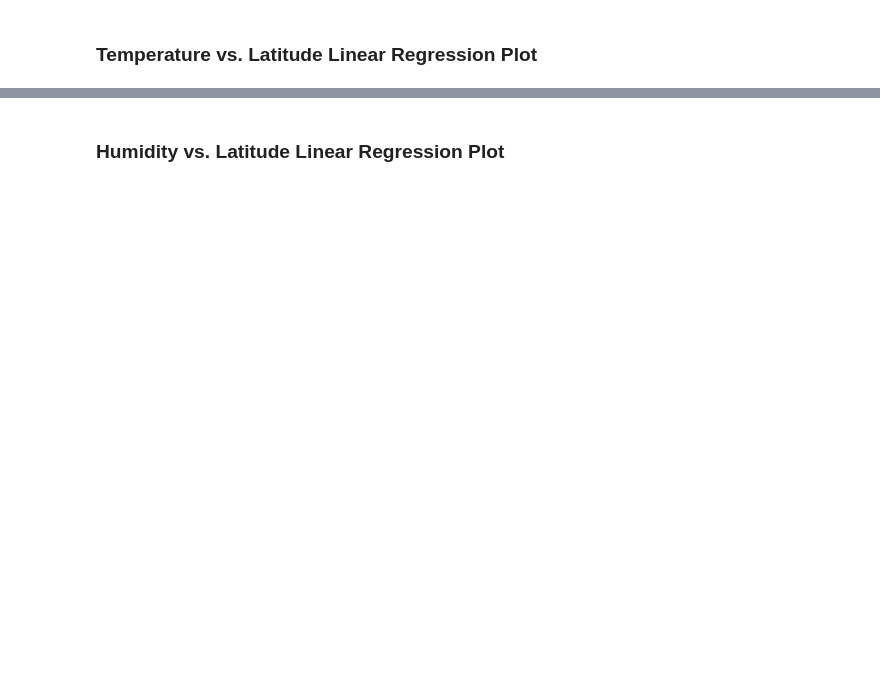
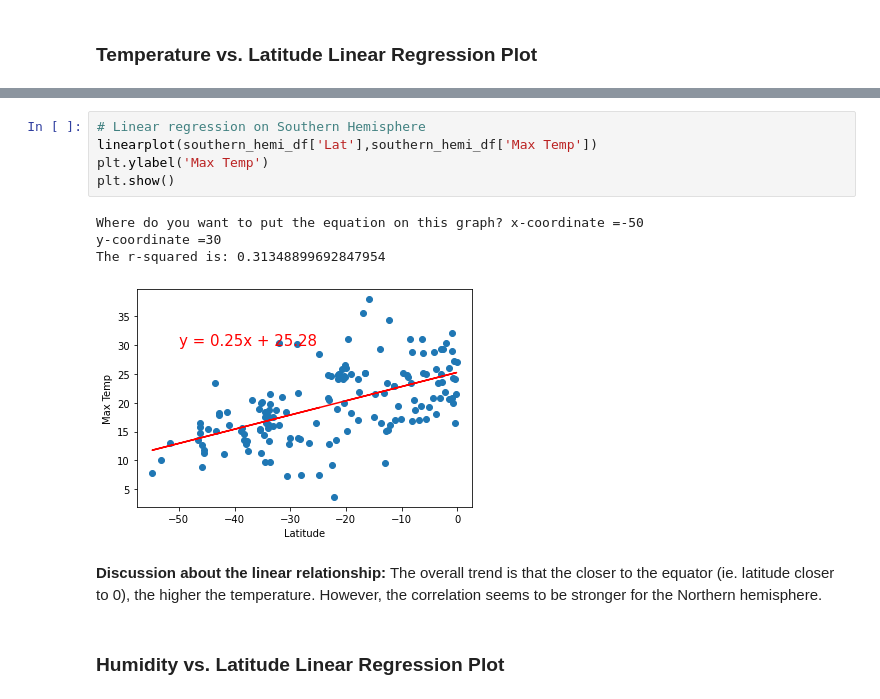
Before and after one commit to MarDuo2022/python-api-challenge, a Jupyter notebook: WeatherPy/WeatherPy.ipynb, the cells around one changed output, grey strips where cells are left out. Saved outputs shown, nothing was run; the diff lists cells and outputs as text; blank space fills up the shorter version.

```diff
--- a/WeatherPy/WeatherPy.ipynb
+++ b/WeatherPy/WeatherPy.ipynb
@@ -317,2 +322,14 @@ The r-value is: 0.4121057168607245
+# %%
+# Linear regression on Southern Hemisphere
+linearplot(southern_hemi_df['Lat'],southern_hemi_df['Max Temp'])
+plt.ylabel('Max Temp')
+plt.show()
+# %% [output]
+Where do you want to put the equation on this graph? x-coordinate =-50
+y-coordinate =30
+The r-squared is: 0.31348899692847954
+[figure, added]
+# %% [markdown]
+**Discussion about the linear relationship:** The overall trend is that the closer to the equator (ie. latitude closer to 0), the higher the temperature. However, the correlation seems to be stronger for the Northern hemisphere.
 # %% [markdown]
 ### Humidity vs. Latitude Linear Regression Plot
```
Also changed, not shown: parts of 35 cells of this notebook, 5 other files.
